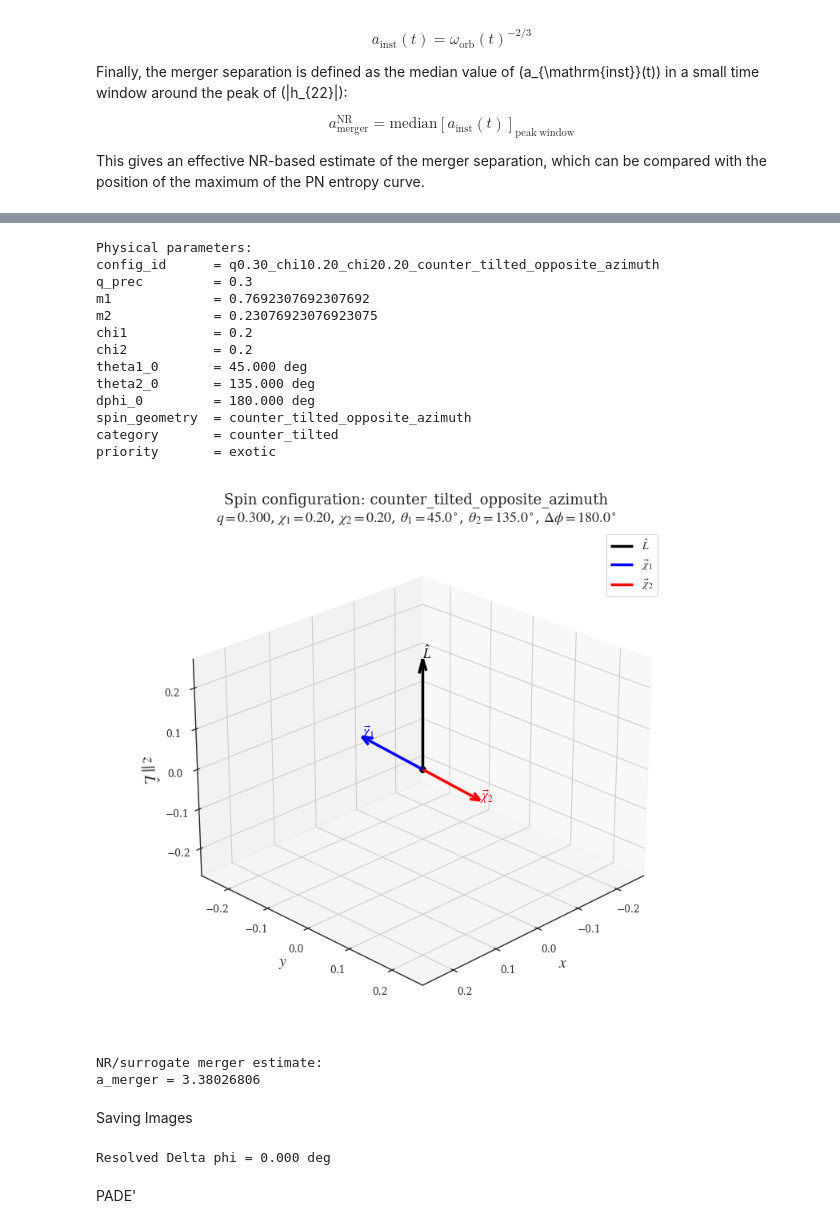
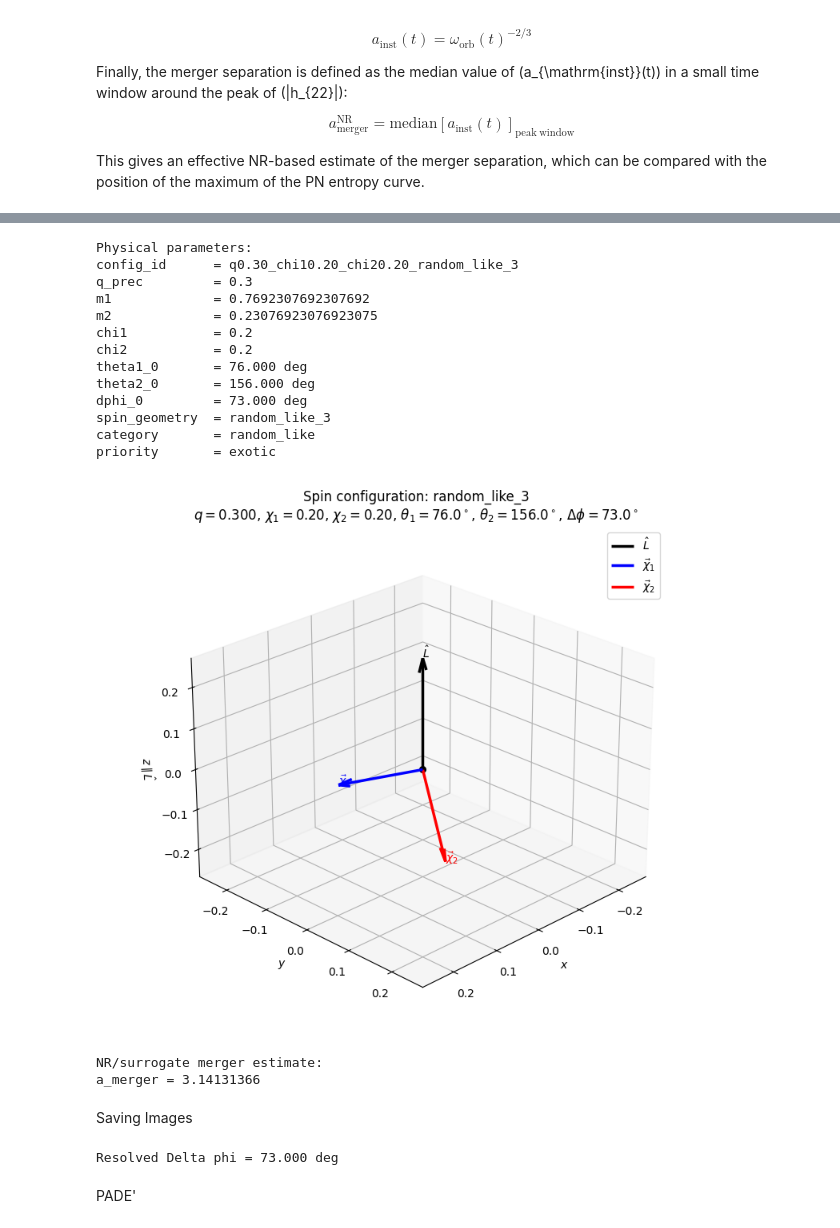
Before and after one commit to giacomobrugali/Entropy-conjecture, a Jupyter notebook: Entropy-conjecture/PostNewtonian_Analysis/0PN_1PN_2PN_Comparison.ipynb, the cells around one changed output, grey strips where cells are left out. Saved outputs shown, nothing was run; the diff lists cells and outputs as text; code cells hidden in the pictures.

```diff
--- a/Entropy-conjecture/PostNewtonian_Analysis/0PN_1PN_2PN_Comparison.ipynb
+++ b/Entropy-conjecture/PostNewtonian_Analysis/0PN_1PN_2PN_Comparison.ipynb
@@ -1479,7 +1479,7 @@ display(catalog_df[["spin_geometry", "category", "priority", "theta1_deg", "thet
 target_q = 0.3
 target_chi1 = 0.20
 target_chi2 = 0.20
-target_spin_geometry = "counter_tilted_opposite_azimuth"
+target_spin_geometry = "random_like_3"
 
 mask = ((catalog_df["status"] == "simulated")& np.isclose(catalog_df["q"], target_q)& np.isclose(catalog_df["chi1"], target_chi1)& np.isclose(catalog_df["chi2"], target_chi2)& (catalog_df["spin_geometry"] == target_spin_geometry))
 matching_configs = catalog_df[mask].copy().reset_index(drop=True)
@@ -1629,40 +1629,40 @@ ax.set_title(
 )
 ax.legend()
 ax.view_init(elev=25, azim=45)
 plt.tight_layout()
 plt.show()
 # %% [output]
 |  | spin_geometry | category | priority | theta1_deg | theta2_deg | dphi_deg |
 | 0 | nearly_aligned | aligned | baseline | 0.057296 | 0.057296 | 0.0 |
 | 1 | nearly_antialigned | antialigned | baseline | 179.942704 | 179.942704 | 0.0 |
 | 2 | primary_aligned_secondary_antiali... | mixed_aligned | baseline | 0.057296 | 179.942704 | 0.0 |
 | 3 | primary_antialigned_secondary_ali... | mixed_aligned | baseline | 179.942704 | 0.057296 | 0.0 |
 | 4 | counter_tilted_opposite_azimuth | counter_tilted | exotic | 45.000000 | 135.000000 | 180.0 |
 | 5 | counter_tilted_same_plane | counter_tilted | exotic | 45.000000 | 135.000000 | 0.0 |
 | 6 | in_plane_oblique_135 | in_plane | exotic | 90.000000 | 90.000000 | 135.0 |
 | 7 | in_plane_oblique_45 | in_plane | exotic | 90.000000 | 90.000000 | 45.0 |
 | 8 | random_like_1 | random_like | exotic | 23.000000 | 97.000000 | 37.0 |
 | 9 | random_like_2 | random_like | exotic | 112.000000 | 41.000000 | 128.0 |
 | ... | ... | ... | ... | ... | ... | ... |
 | 21 | in_plane_quadrature | in_plane | high | 90.000000 | 90.000000 | 90.0 |
 | 22 | in_plane_same_phase | in_plane | high | 90.000000 | 90.000000 | 0.0 |
 | 23 | primary_aligned_secondary_tilted | single_tilt | high | 0.057296 | 60.000000 | 0.0 |
 | 24 | primary_tilted_secondary_aligned | single_tilt | high | 60.000000 | 0.057296 | 0.0 |
 | 25 | moderately_precessing_quadrature | symmetric_precessing | high | 45.000000 | 45.000000 | 90.0 |
 Physical parameters:
-config_id      = q0.30_chi10.20_chi20.20_counter_tilted_opposite_azimuth
+config_id      = q0.30_chi10.20_chi20.20_random_like_3
 q_prec         = 0.3
 m1             = 0.7692307692307692
 m2             = 0.23076923076923075
 chi1           = 0.2
 chi2           = 0.2
-theta1_0       = 45.000 deg
-theta2_0       = 135.000 deg
-dphi_0         = 180.000 deg
-spin_geometry  = counter_tilted_opposite_azimuth
-category       = counter_tilted
+theta1_0       = 76.000 deg
+theta2_0       = 156.000 deg
+dphi_0         = 73.000 deg
+spin_geometry  = random_like_3
+category       = random_like
 priority       = exotic
-[figure, old version]
+[figure, new version]
 # %%
 def interpolate_at_separation(a_array, y_array, a_ref):
     a_array = np.asarray(a_array, dtype=float)
@@ -1856,7 +1856,7 @@ print("NR/surrogate merger estimate:")
 print(f"a_merger = {a_merger:.8f}")
 # %% [output]
 NR/surrogate merger estimate:
-a_merger = 3.38026806
+a_merger = 3.14131366
 # %%
 out_0PN = get_0PN_precessing(
     a_prec=a_prec,
@@ -2194,7 +2194,7 @@ def save_current_figure(fig, method_label):
 
     return png_path
 # %% [output]
-Resolved Delta phi = 0.000 deg
+Resolved Delta phi = 73.000 deg
 # %% [markdown]
 PADE'
 # %%
```
Also changed, not shown: parts of 7 cells of this notebook, 10 other files.
